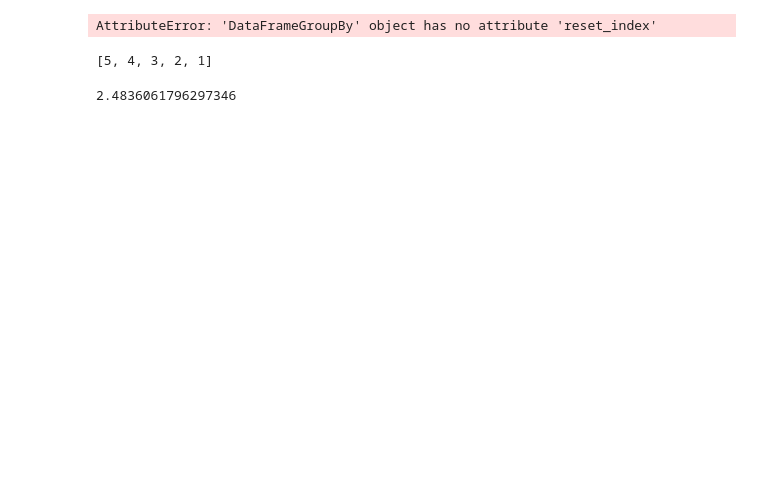
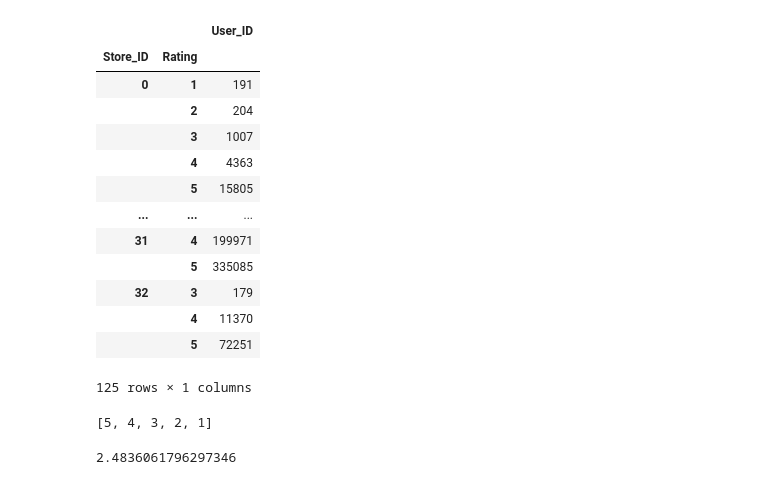
Before and after one commit to NoteOrbit/Recommendations, a Jupyter notebook: ranking.ipynb, the cells around one changed output. Saved outputs shown, nothing was run; the diff lists cells and outputs as text; code cells hidden in the pictures; blank space fills up the shorter version.

```diff
--- a/ranking.ipynb
+++ b/ranking.ipynb
@@ -5,9 +6,22 @@ import math
 # %%
 df = pd.read_csv('listrating.csv',index_col=0)
 # %%
-df.groupby(['Store_ID','Rating']).reset_index()
+df.groupby(['Store_ID','Rating']).sum()
 # %% [output]
+|  |  | User_ID |
+| Store_ID | Rating |  |
+| 0 | 1 | 191 |
+|  | 2 | 204 |
+|  | 3 | 1007 |
+|  | 4 | 4363 |
+|  | 5 | 15805 |
+| ... | ... | ... |
+| 31 | 4 | 199971 |
+|  | 5 | 335085 |
+| 32 | 3 | 179 |
+|  | 4 | 11370 |
+|  | 5 | 72251 |
-AttributeError: 'DataFrameGroupBy' object has no attribute 'reset_index'
+125 rows × 1 columns
 # %%
 def starsort(ns):
 
```
Also changed, not shown: parts of 5 cells of this notebook, 12 other files.
